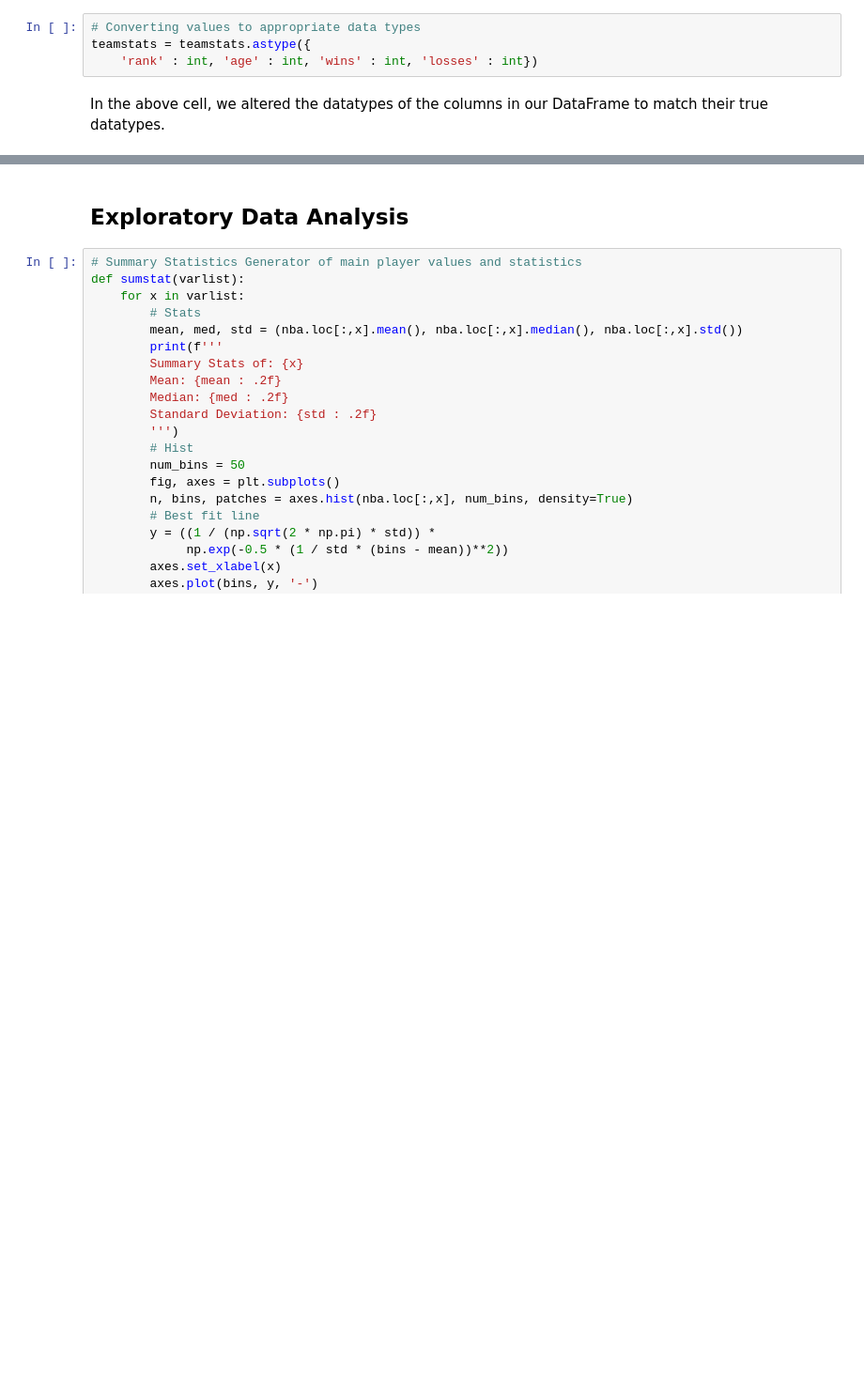
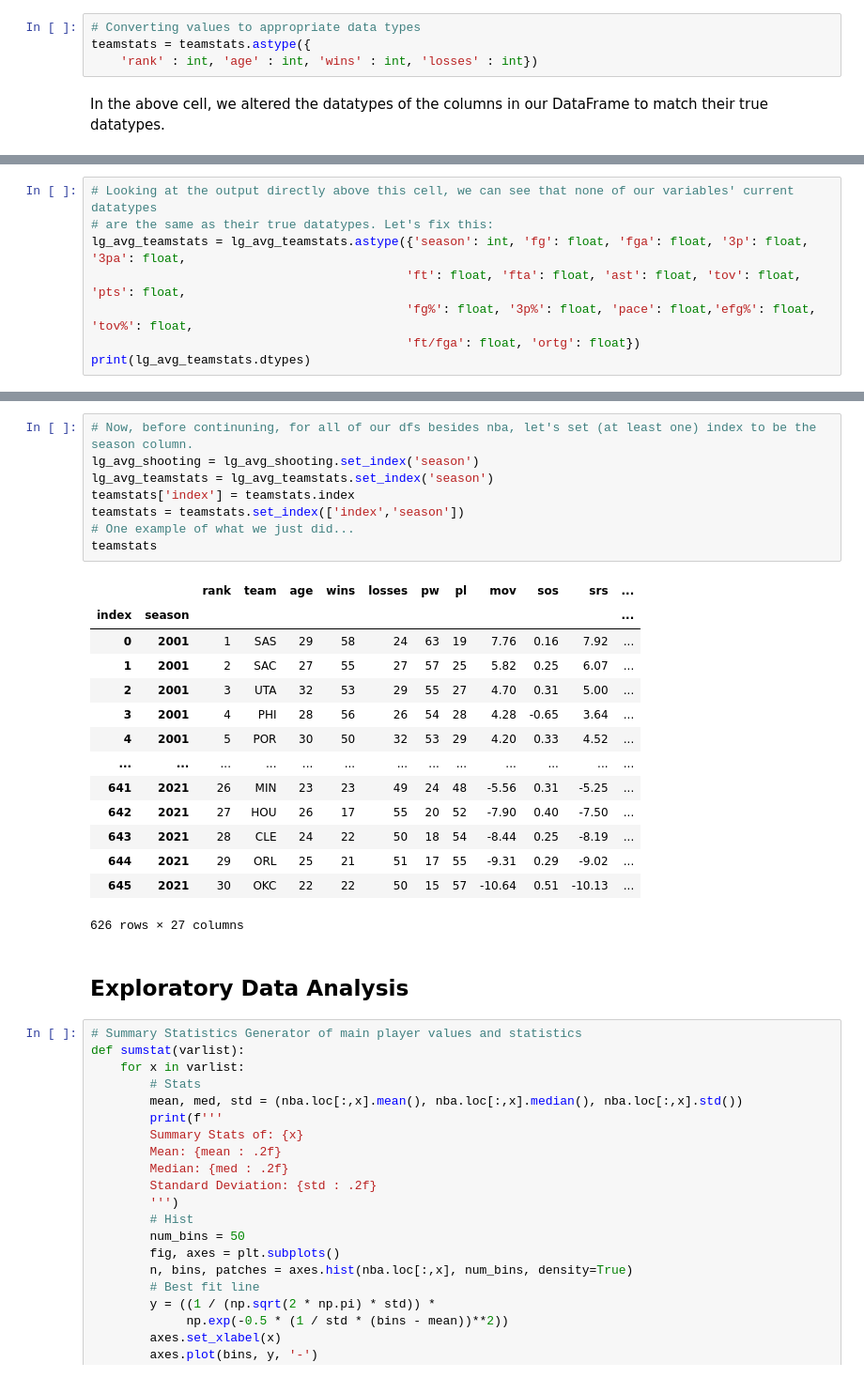
Before and after one commit to MAhram1/INFO-2950-Project, a Jupyter notebook: proj.ipynb, the cells around one changed output, grey strips where cells are left out. Shown at 94% size. Cells and saved outputs as stored; diff of their text form; blank space fills up the shorter version.

```diff
--- a/proj.ipynb
+++ b/proj.ipynb
@@ -406,0 +515,8 @@ In the above cell, we altered the datatypes of the columns in our DataFrame to m
+# %%
+# Looking at the output directly above this cell, we can see that none of our variables' current datatypes
+# are the same as their true datatypes. Let's fix this:
+lg_avg_teamstats = lg_avg_teamstats.astype({'season': int, 'fg': float, 'fga': float, '3p': float, '3pa': float,
+                                           'ft': float, 'fta': float, 'ast': float, 'tov': float, 'pts': float,
+                                           'fg%': float, '3p%': float, 'pace': float,'efg%': float, 'tov%': float,
+                                           'ft/fga': float, 'ortg': float})
+print(lg_avg_teamstats.dtypes)
@@ -407,3 +542,26 @@ In the above cell, we altered the datatypes of the columns in our DataFrame to m
+# %%
+# Now, before continuning, for all of our dfs besides nba, let's set (at least one) index to be the season column.
+lg_avg_shooting = lg_avg_shooting.set_index('season')
+lg_avg_teamstats = lg_avg_teamstats.set_index('season')
+teamstats['index'] = teamstats.index
+teamstats = teamstats.set_index(['index','season'])
+# One example of what we just did...
+teamstats
+# %% [output]
+|  |  | rank | team | age | wins | losses | pw | pl | mov | sos | srs | ... |
+| index | season |  |  |  |  |  |  |  |  |  |  | ... |
+| 0 | 2001 | 1 | SAS | 29 | 58 | 24 | 63 | 19 | 7.76 | 0.16 | 7.92 | ... |
+| 1 | 2001 | 2 | SAC | 27 | 55 | 27 | 57 | 25 | 5.82 | 0.25 | 6.07 | ... |
+| 2 | 2001 | 3 | UTA | 32 | 53 | 29 | 55 | 27 | 4.70 | 0.31 | 5.00 | ... |
+| 3 | 2001 | 4 | PHI | 28 | 56 | 26 | 54 | 28 | 4.28 | -0.65 | 3.64 | ... |
+| 4 | 2001 | 5 | POR | 30 | 50 | 32 | 53 | 29 | 4.20 | 0.33 | 4.52 | ... |
+| ... | ... | ... | ... | ... | ... | ... | ... | ... | ... | ... | ... | ... |
+| 641 | 2021 | 26 | MIN | 23 | 23 | 49 | 24 | 48 | -5.56 | 0.31 | -5.25 | ... |
+| 642 | 2021 | 27 | HOU | 26 | 17 | 55 | 20 | 52 | -7.90 | 0.40 | -7.50 | ... |
+| 643 | 2021 | 28 | CLE | 24 | 22 | 50 | 18 | 54 | -8.44 | 0.25 | -8.19 | ... |
+| 644 | 2021 | 29 | ORL | 25 | 21 | 51 | 17 | 55 | -9.31 | 0.29 | -9.02 | ... |
+| 645 | 2021 | 30 | OKC | 22 | 22 | 50 | 15 | 57 | -10.64 | 0.51 | -10.13 | ... |
+626 rows × 27 columns
 # %% [markdown]
 ## Exploratory Data Analysis
 # %%
```
Also changed, not shown: parts of 21 cells of this notebook.
